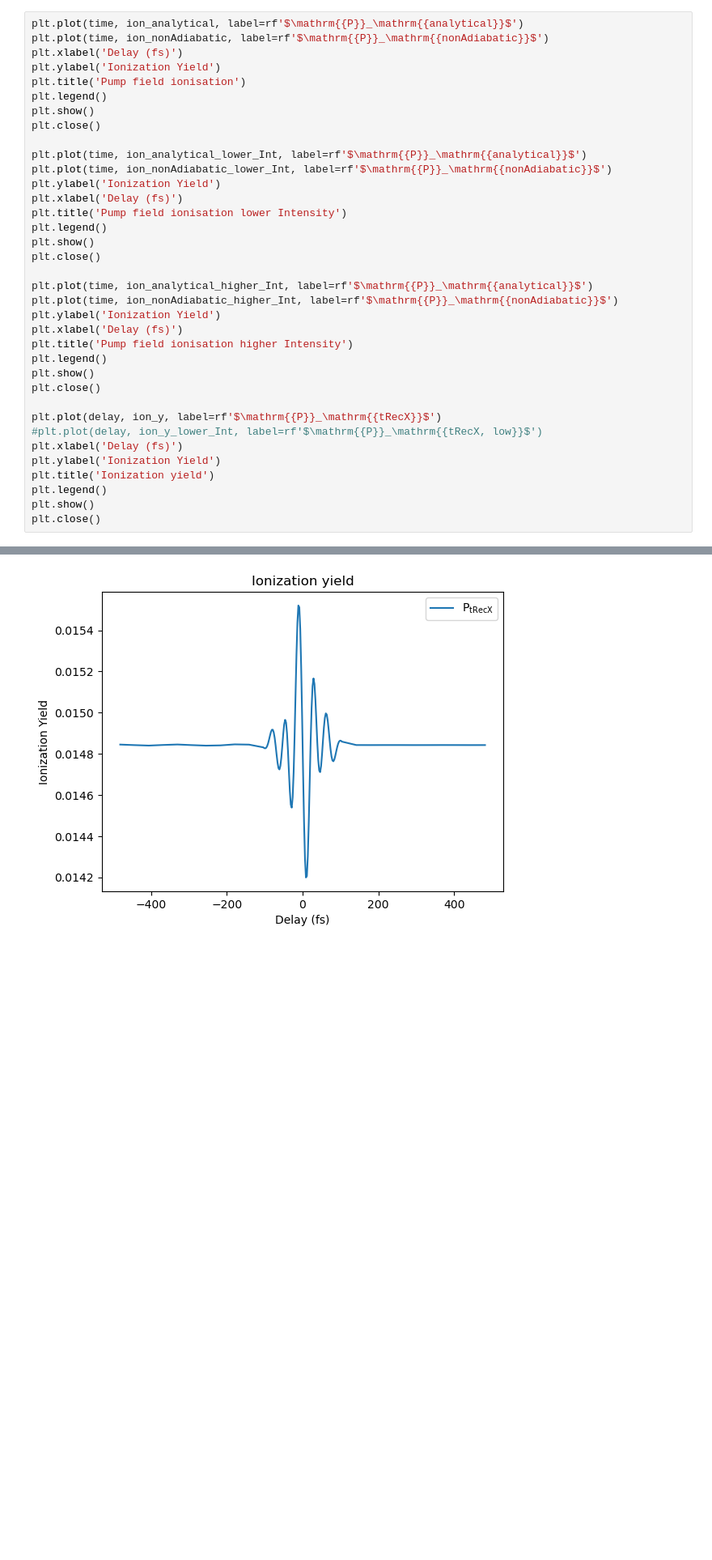
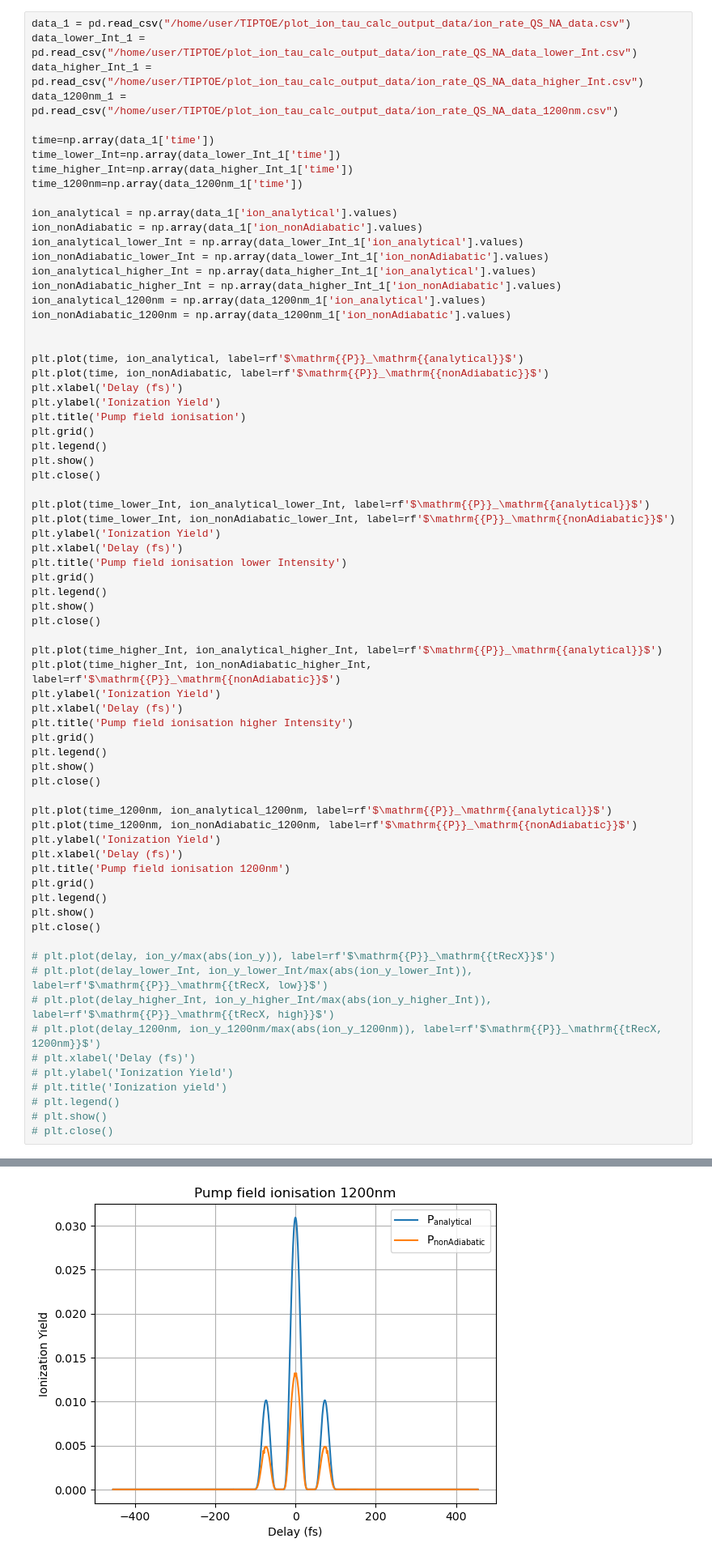
Before and after one commit to joporsch04/TIPTOE-Hydrogen, a Jupyter notebook: plot_ion_tau.ipynb, the cells around one changed output, grey strips where cells are left out. Shown at 81% size. Drawn from its saved outputs; the diff is of its cells as text; blank space fills up the shorter version.

```diff
--- a/plot_ion_tau.ipynb
+++ b/plot_ion_tau.ipynb
@@ -158,37 +74,72 @@ ion_analytical_higher_Int=analytical_rate(field_pump_higher_Int, c1, e1=gamma/2*
 # %%
+data_1 = pd.read_csv("/home/user/TIPTOE/plot_ion_tau_calc_output_data/ion_rate_QS_NA_data.csv")
+data_lower_Int_1 = pd.read_csv("/home/user/TIPTOE/plot_ion_tau_calc_output_data/ion_rate_QS_NA_data_lower_Int.csv")
+data_higher_Int_1 = pd.read_csv("/home/user/TIPTOE/plot_ion_tau_calc_output_data/ion_rate_QS_NA_data_higher_Int.csv")
+data_1200nm_1 = pd.read_csv("/home/user/TIPTOE/plot_ion_tau_calc_output_data/ion_rate_QS_NA_data_1200nm.csv")
+
+time=np.array(data_1['time'])
+time_lower_Int=np.array(data_lower_Int_1['time'])
+time_higher_Int=np.array(data_higher_Int_1['time'])
+time_1200nm=np.array(data_1200nm_1['time'])
+
+ion_analytical = np.array(data_1['ion_analytical'].values)
+ion_nonAdiabatic = np.array(data_1['ion_nonAdiabatic'].values)
+ion_analytical_lower_Int = np.array(data_lower_Int_1['ion_analytical'].values)
+ion_nonAdiabatic_lower_Int = np.array(data_lower_Int_1['ion_nonAdiabatic'].values)
+ion_analytical_higher_Int = np.array(data_higher_Int_1['ion_analytical'].values)
+ion_nonAdiabatic_higher_Int = np.array(data_higher_Int_1['ion_nonAdiabatic'].values)
+ion_analytical_1200nm = np.array(data_1200nm_1['ion_analytical'].values)
+ion_nonAdiabatic_1200nm = np.array(data_1200nm_1['ion_nonAdiabatic'].values)
+
+
 plt.plot(time, ion_analytical, label=rf'$\mathrm{{P}}_\mathrm{{analytical}}$')
 plt.plot(time, ion_nonAdiabatic, label=rf'$\mathrm{{P}}_\mathrm{{nonAdiabatic}}$')
 plt.xlabel('Delay (fs)')
 plt.ylabel('Ionization Yield')
 plt.title('Pump field ionisation')
+plt.grid()
 plt.legend()
 plt.show()
 plt.close()
 
-plt.plot(time, ion_analytical_lower_Int, label=rf'$\mathrm{{P}}_\mathrm{{analytical}}$')
-plt.plot(time, ion_nonAdiabatic_lower_Int, label=rf'$\mathrm{{P}}_\mathrm{{nonAdiabatic}}$')
+plt.plot(time_lower_Int, ion_analytical_lower_Int, label=rf'$\mathrm{{P}}_\mathrm{{analytical}}$')
+plt.plot(time_lower_Int, ion_nonAdiabatic_lower_Int, label=rf'$\mathrm{{P}}_\mathrm{{nonAdiabatic}}$')
 plt.ylabel('Ionization Yield')
 plt.xlabel('Delay (fs)')
 plt.title('Pump field ionisation lower Intensity')
+plt.grid()
 plt.legend()
 plt.show()
 plt.close()
 
-plt.plot(time, ion_analytical_higher_Int, label=rf'$\mathrm{{P}}_\mathrm{{analytical}}$')
-plt.plot(time, ion_nonAdiabatic_higher_Int, label=rf'$\mathrm{{P}}_\mathrm{{nonAdiabatic}}$')
+plt.plot(time_higher_Int, ion_analytical_higher_Int, label=rf'$\mathrm{{P}}_\mathrm{{analytical}}$')
+plt.plot(time_higher_Int, ion_nonAdiabatic_higher_Int, label=rf'$\mathrm{{P}}_\mathrm{{nonAdiabatic}}$')
 plt.ylabel('Ionization Yield')
 plt.xlabel('Delay (fs)')
 plt.title('Pump field ionisation higher Intensity')
+plt.grid()
 plt.legend()
 plt.show()
 plt.close()
 
-plt.plot(delay, ion_y, label=rf'$\mathrm{{P}}_\mathrm{{tRecX}}$')
-#plt.plot(delay, ion_y_lower_Int, label=rf'$\mathrm{{P}}_\mathrm{{tRecX, low}}$')
+plt.plot(time_1200nm, ion_analytical_1200nm, label=rf'$\mathrm{{P}}_\mathrm{{analytical}}$')
+plt.plot(time_1200nm, ion_nonAdiabatic_1200nm, label=rf'$\mathrm{{P}}_\mathrm{{nonAdiabatic}}$')
+plt.ylabel('Ionization Yield')
 plt.xlabel('Delay (fs)')
-plt.ylabel('Ionization Yield')
-plt.title('Ionization yield')
+plt.title('Pump field ionisation 1200nm')
+plt.grid()
 plt.legend()
 plt.show()
 plt.close()
+
+# plt.plot(delay, ion_y/max(abs(ion_y)), label=rf'$\mathrm{{P}}_\mathrm{{tRecX}}$')
+# plt.plot(delay_lower_Int, ion_y_lower_Int/max(abs(ion_y_lower_Int)), label=rf'$\mathrm{{P}}_\mathrm{{tRecX, low}}$')
+# plt.plot(delay_higher_Int, ion_y_higher_Int/max(abs(ion_y_higher_Int)), label=rf'$\mathrm{{P}}_\mathrm{{tRecX, high}}$')
+# plt.plot(delay_1200nm, ion_y_1200nm/max(abs(ion_y_1200nm)), label=rf'$\mathrm{{P}}_\mathrm{{tRecX, 1200nm}}$')
+# plt.xlabel('Delay (fs)')
+# plt.ylabel('Ionization Yield')
+# plt.title('Ionization yield')
+# plt.legend()
+# plt.show()
+# plt.close()
 # %% [output]
@@ -198 +149 @@ plt.close()
-[figure, old version]
+[figure, new version]
```
Also changed, not shown: parts of 7 cells of this notebook, 31 other files.
